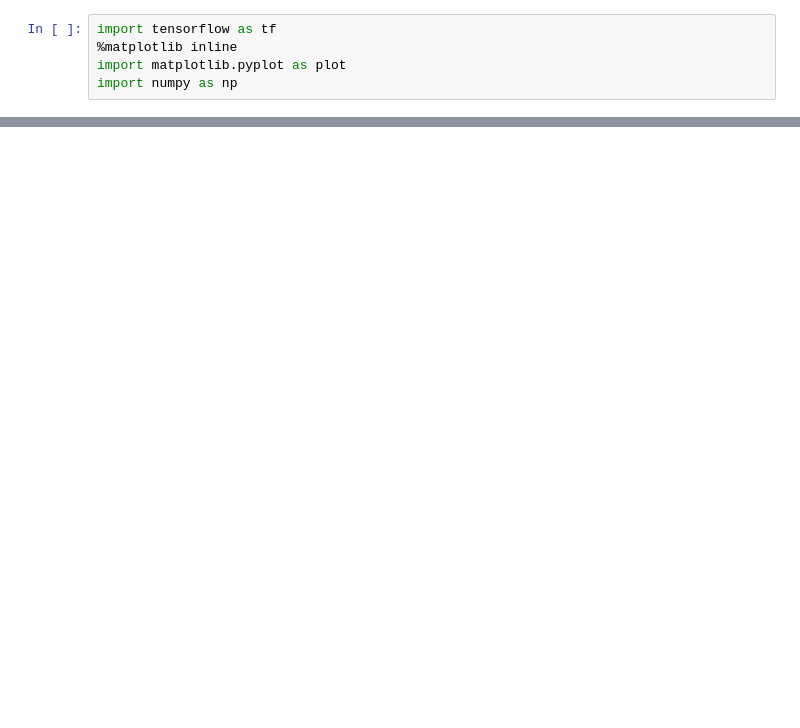
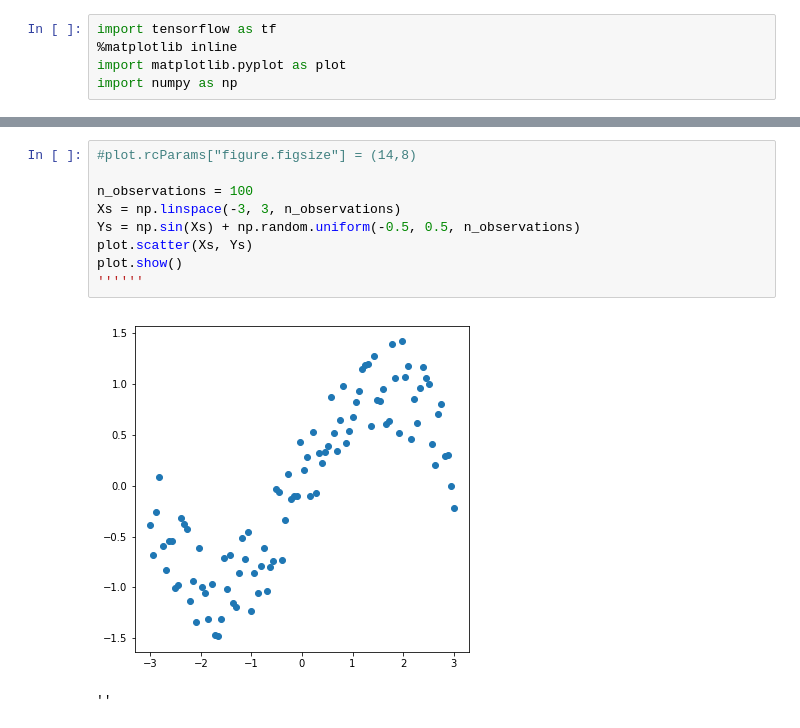
Before and after one commit to XuLiuSwust/tensorflow_test, a Jupyter notebook: Tensorflow_test.ipynb, the cells around one changed output, grey strips where cells are left out. Saved outputs shown, nothing was run; the diff lists cells and outputs as text; blank space fills up the shorter version.

```diff
--- a/Tensorflow_test.ipynb
+++ b/Tensorflow_test.ipynb
@@ -19,3 +20,15 @@ plot.scatter(Xs, Ys)
+# %%
+#plot.rcParams["figure.figsize"] = (14,8)
+
+n_observations = 100
+Xs = np.linspace(-3, 3, n_observations)
+Ys = np.sin(Xs) + np.random.uniform(-0.5, 0.5, n_observations)
+plot.scatter(Xs, Ys)
+plot.show()
+''''''
+# %% [output]
+[figure, added]
+''
 # %%
 X = tf.placeholder(tf.float32,name="Xrm")
 Y = tf.placeholder(tf.float32,name="Y")
```
Also changed, not shown: parts of 7 cells of this notebook.
